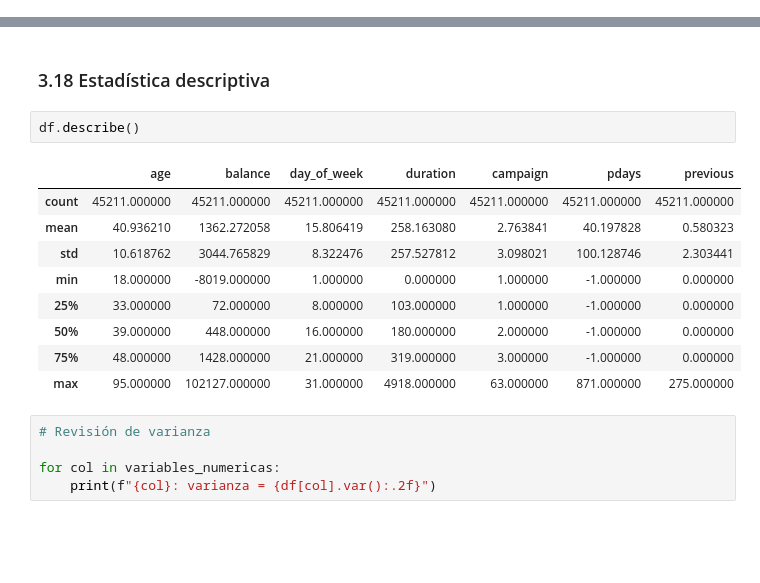
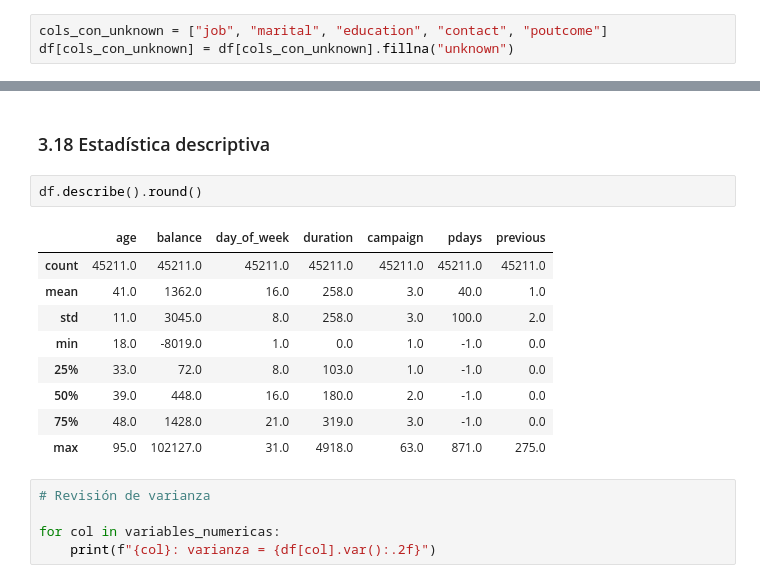
Before and after one commit to SebasOps/bank-marketing, a Jupyter notebook: notebooks/data-quality.ipynb, the cells around one changed output, grey strips where cells are left out. Cells and saved outputs as stored; diff of their text form; blank space fills up the shorter version.

```diff
--- a/notebooks/bank-marketing.ipynb
+++ b/notebooks/data-quality.ipynb
@@ -69 +75,4 @@ Todas con sus tipos de dato correctos
+# %%
+cols_con_unknown = ["job", "marital", "education", "contact", "poutcome"]
+df[cols_con_unknown] = df[cols_con_unknown].fillna("unknown")
 # %% [markdown]
@@ -849,17 +850,17 @@ dtype: int64
 # %% [markdown]
 ### 3.18 Estadística descriptiva
 # %%
-df.describe()
+df.describe().round()
 # %% [output]
 |  | age | balance | day_of_week | duration | campaign | pdays | previous |
-| count | 45211.000000 | 45211.000000 | 45211.000000 | 45211.000000 | 45211.000000 | 45211.000000 | 45211.000000 |
-| mean | 40.936210 | 1362.272058 | 15.806419 | 258.163080 | 2.763841 | 40.197828 | 0.580323 |
-| std | 10.618762 | 3044.765829 | 8.322476 | 257.527812 | 3.098021 | 100.128746 | 2.303441 |
-| min | 18.000000 | -8019.000000 | 1.000000 | 0.000000 | 1.000000 | -1.000000 | 0.000000 |
-| 25% | 33.000000 | 72.000000 | 8.000000 | 103.000000 | 1.000000 | -1.000000 | 0.000000 |
-| 50% | 39.000000 | 448.000000 | 16.000000 | 180.000000 | 2.000000 | -1.000000 | 0.000000 |
-| 75% | 48.000000 | 1428.000000 | 21.000000 | 319.000000 | 3.000000 | -1.000000 | 0.000000 |
-| max | 95.000000 | 102127.000000 | 31.000000 | 4918.000000 | 63.000000 | 871.000000 | 275.000000 |
+| count | 45211.0 | 45211.0 | 45211.0 | 45211.0 | 45211.0 | 45211.0 | 45211.0 |
+| mean | 41.0 | 1362.0 | 16.0 | 258.0 | 3.0 | 40.0 | 1.0 |
+| std | 11.0 | 3045.0 | 8.0 | 258.0 | 3.0 | 100.0 | 2.0 |
+| min | 18.0 | -8019.0 | 1.0 | 0.0 | 1.0 | -1.0 | 0.0 |
+| 25% | 33.0 | 72.0 | 8.0 | 103.0 | 1.0 | -1.0 | 0.0 |
+| 50% | 39.0 | 448.0 | 16.0 | 180.0 | 2.0 | -1.0 | 0.0 |
+| 75% | 48.0 | 1428.0 | 21.0 | 319.0 | 3.0 | -1.0 | 0.0 |
+| max | 95.0 | 102127.0 | 31.0 | 4918.0 | 63.0 | 871.0 | 275.0 |
 # %%
 # Revisión de varianza
 
```
Also changed, not shown: parts of 18 cells of this notebook.
